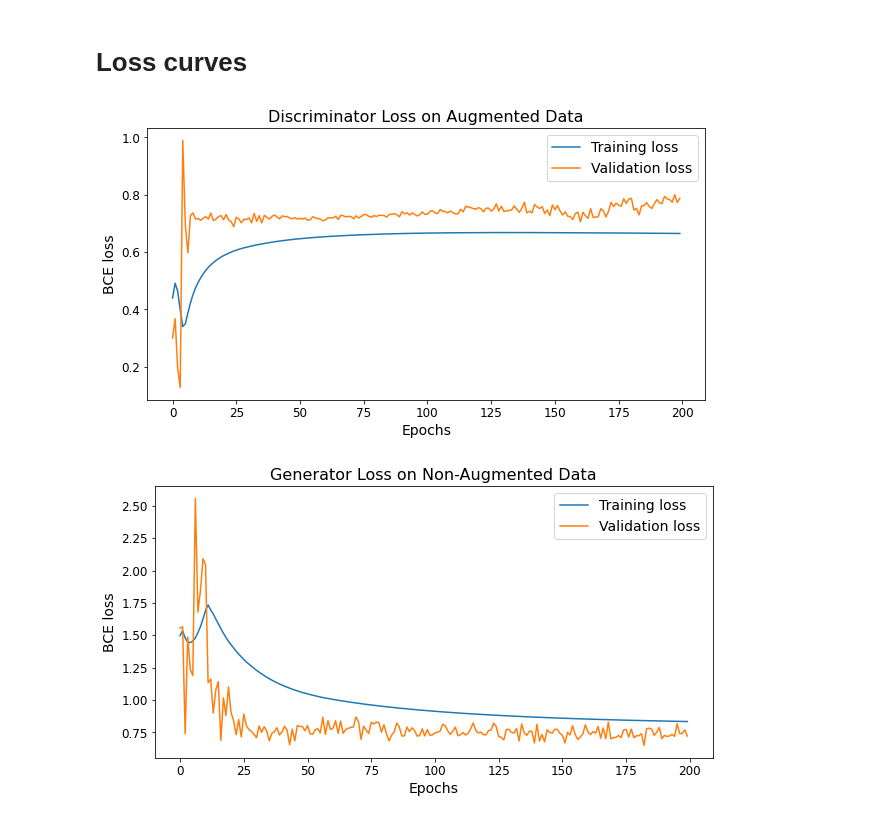
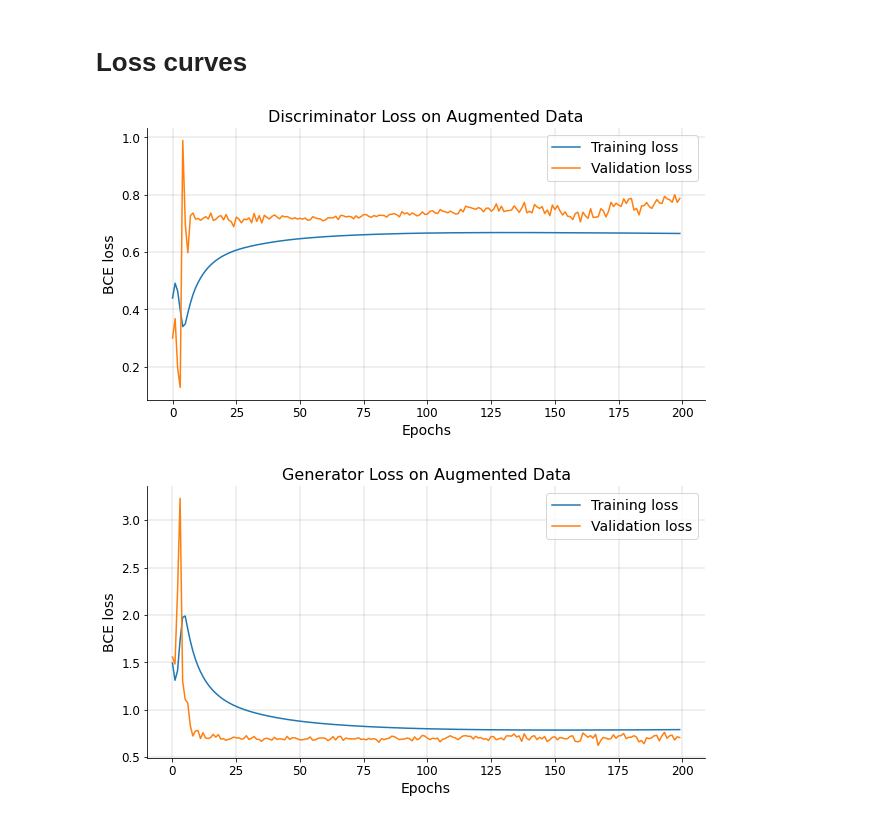
Before and after one commit to Lisa-dk/self-supervised-mnist, a Jupyter notebook: mnist_gan.ipynb, the cells around one changed output. Cells and saved outputs as stored; diff of their text form; code cells hidden in the pictures.

Commit message:
Adjusted DCGAN plots of losses

```diff
--- a/mnist_gan.ipynb
+++ b/mnist_gan.ipynb
@@ -463,8 +463,12 @@ gen_and_save_images(model=cgan_gen, test_input=random_vector_labels)
 # %% [markdown]
 # Loss curves
 # %%
-d_loss = history['d_loss']
-val_d_loss = history['val_d_loss']
+# d_loss = history['d_loss']
+# val_d_loss = history['val_d_loss']
+
+aug=True
+d_loss = np.load('./results/d_loss_aug.npy')
+val_d_loss = np.load('./results/val_d_loss_aug.npy')
 
 fig = plt.figure(figsize=(10, 5))
 
@@ -475,6 +479,10 @@ plt.xlabel("Epochs", fontsize=14)
 plt.ylabel("BCE loss", fontsize=14)
 plt.xticks(fontsize=12)
 plt.yticks(fontsize=12)
+plt.grid(linewidth=0.4)
+ax = plt.gca()  # Get current axis
+ax.spines['top'].set_visible(False)
+ax.spines['right'].set_visible(False)
 
 if aug:
     plt.title("Discriminator Loss on Augmented Data", fontsize=16)
@@ -488,31 +496,39 @@ else:
     np.save('./results/val_d_loss.npy', val_d_loss)
 plt.show()
 # %% [output]
-[figure, old version]
+[figure, new version]
 # %%
-g_loss = history['g_loss']
-val_g_loss = history['val_g_loss']
+# g_loss = history['g_loss']
+# val_g_loss = history['val_g_loss']
+
+aug=True
+g_loss = np.load('./results/g_loss_aug.npy')
+val_g_loss = np.load('./results/val_g_loss_aug.npy')
 
 fig = plt.figure(figsize=(10, 5))
 
 plt.plot(g_loss, label="Training loss")
 plt.plot(val_g_loss, label="Validation loss")
 plt.legend(fontsize=14)
 plt.xlabel("Epochs", fontsize=14)
 plt.ylabel("BCE loss", fontsize=14)
 plt.xticks(fontsize=12)
 plt.yticks(fontsize=12)
+plt.grid(linewidth=0.4)
+ax = plt.gca()  # Get current axis
+ax.spines['top'].set_visible(False)
+ax.spines['right'].set_visible(False)
 
 if aug:
     plt.title("Generator Loss on Augmented Data", fontsize=16)
     plt.savefig("./results/generator_loss_aug.png", dpi=300, bbox_inches='tight')
-    np.save('./results/g_loss_aug.npy', g_loss)
-    np.save('./results/val_g_loss_aug.npy', val_g_loss)
+    # np.save('./results/g_loss_aug.npy', g_loss)
+    # np.save('./results/val_g_loss_aug.npy', val_g_loss)
 else:
     plt.title("Generator Loss on Non-Augmented Data", fontsize=16)
     plt.savefig("./results/generator_loss.png", dpi=300, bbox_inches='tight')
-    np.save('./results/g_loss.npy', g_loss)
-    np.save('./results/val_g_loss.npy', val_g_loss)
+    # np.save('./results/g_loss.npy', g_loss)
+    # np.save('./results/val_g_loss.npy', val_g_loss)
 plt.show()
 # %% [output]
-[figure, old version]
+[figure, new version]
```
Also changed, not shown: 4 other files.
